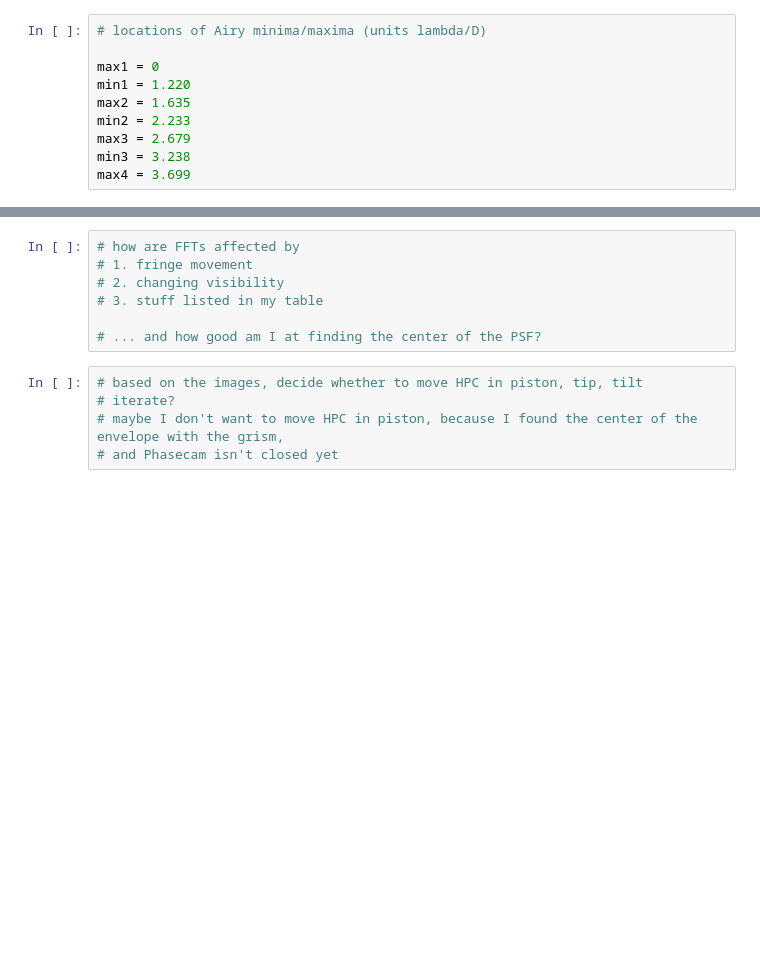
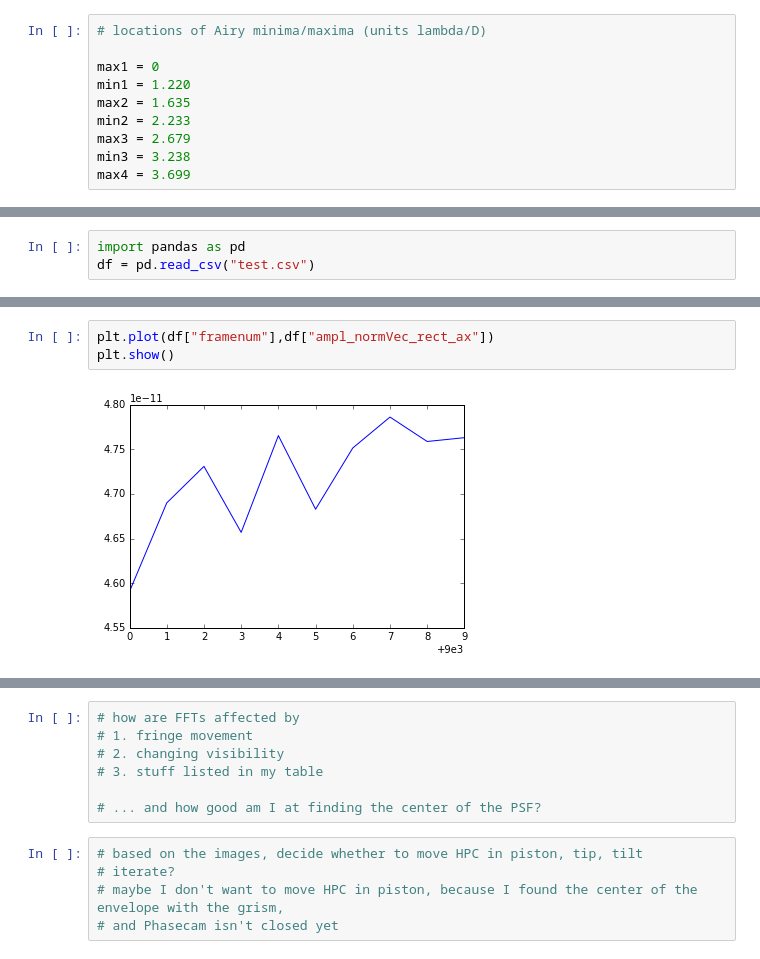
Before and after one commit to mwanakijiji/lbti_fizeau_control, a Jupyter notebook: testing_making_set_masks.ipynb, the cells around one changed output, grey strips where cells are left out. Cells and saved outputs as stored; diff of their text form; blank space fills up the shorter version.

```diff
--- a/testing_making_set_masks.ipynb
+++ b/testing_making_set_masks.ipynb
@@ -309,0 +442,3 @@ NameError: name 'fft_img' is not defined
+# %%
+import pandas as pd
+df = pd.read_csv("test.csv")
@@ -309,0 +478,5 @@ NameError: name 'fft_img' is not defined
+# %%
+plt.plot(df["framenum"],df["ampl_normVec_rect_ax"])
+plt.show()
+# %% [output]
+[figure, added]
```
Also changed, not shown: parts of 16 cells of this notebook.
